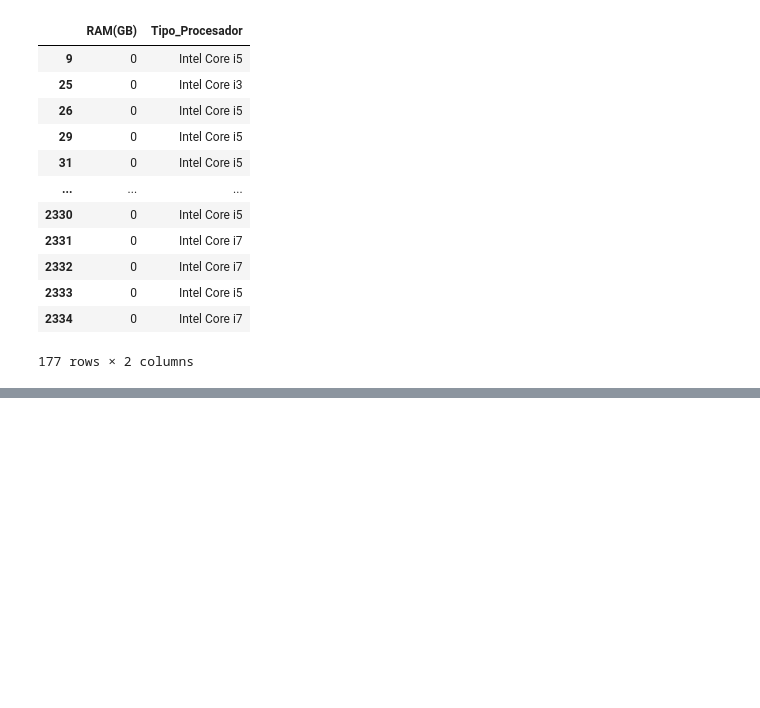
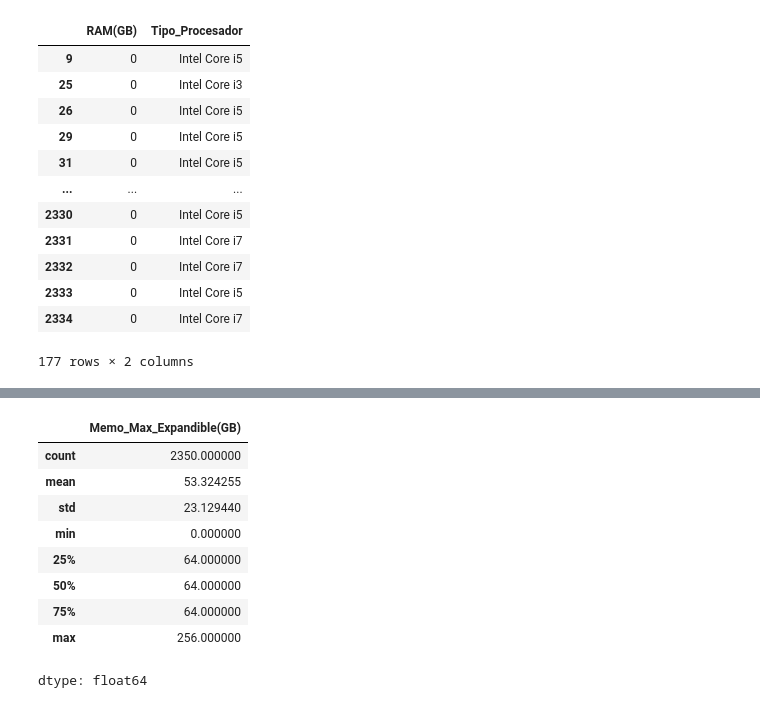
Before and after one commit to Jorge-Alvarez-23/Data-Science-II_Coder, a Jupyter notebook: PROYECTO.ipynb, the cells around one changed output, grey strips where cells are left out. Saved outputs shown, nothing was run; the diff lists cells and outputs as text; code cells hidden in the pictures; blank space fills up the shorter version.

```diff
--- a/PROYECTO.ipynb
+++ b/PROYECTO.ipynb
@@ -814,0 +852,19 @@ df_Proy[df_Proy['RAM(GB)'] == 0][['RAM(GB)', 'Tipo_Procesador']]
+# %%
+df_Proy['Memo_Max_Expandible'] = df_Proy['Memo_Max_Expandible'].str.replace(' GB', '')
+df_Proy['Memo_Max_Expandible'] = df_Proy['Memo_Max_Expandible'].str.replace(' TB', '000')
+df_Proy['Memo_Max_Expandible'] = df_Proy['Memo_Max_Expandible'].fillna(0)
+df_Proy['Memo_Max_Expandible'] = df_Proy['Memo_Max_Expandible'].astype('int32')
+df_Proy.rename(columns={'Memo_Max_Expandible': 'Memo_Max_Expandible(GB)'}, inplace=True)
+# %%
+df_Proy['Memo_Max_Expandible(GB)'].describe()
+# %% [output]
+|  | Memo_Max_Expandible(GB) |
+| count | 2350.000000 |
+| mean | 53.324255 |
+| std | 23.129440 |
+| min | 0.000000 |
+| 25% | 64.000000 |
+| 50% | 64.000000 |
+| 75% | 64.000000 |
+| max | 256.000000 |
+dtype: float64
```
Also changed, not shown: parts of 5 cells of this notebook.
